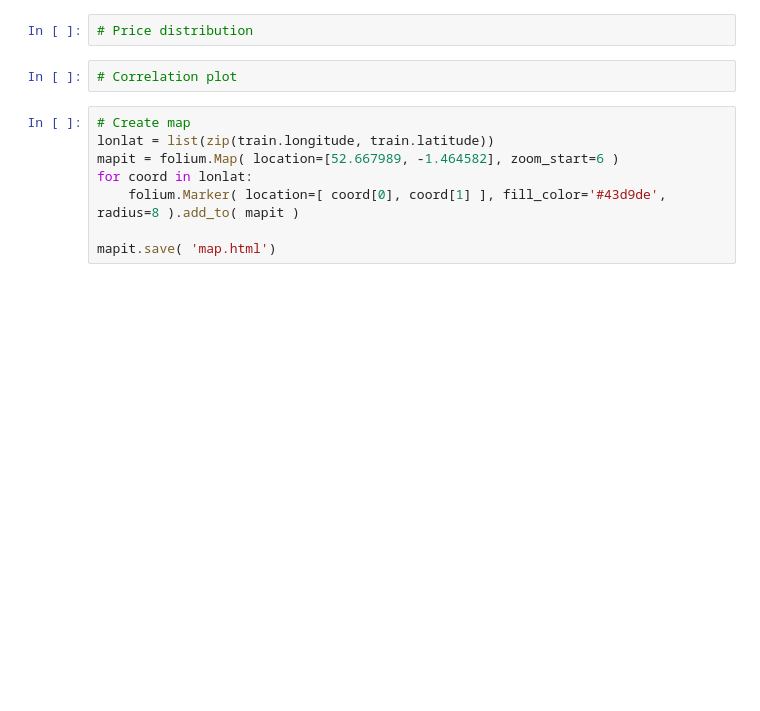
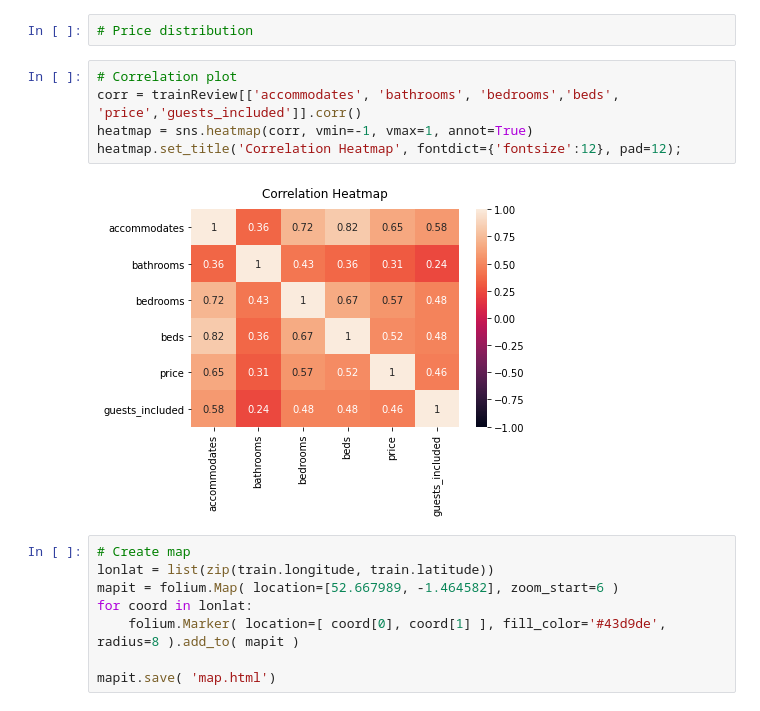
Before and after one commit to Janalytics94/AirBnBpricePredictor, a Jupyter notebook: notebooks/airbnb.ipynb, the cells around one changed output. Saved outputs shown, nothing was run; the diff lists cells and outputs as text; blank space fills up the shorter version.

```diff
--- a/notebooks/airbnb.ipynb
+++ b/notebooks/airbnb.ipynb
@@ -212,8 +275,13 @@ airbnb.describe()
 | max | 16.000000 | 11.000000 | 19.000000 | 21.000000 | 500.000000 | 46.000000 |
 # %%
 # Price distribution
-# %%
-# Correlation plot
+# %%
+# Correlation plot
+corr = trainReview[['accommodates', 'bathrooms', 'bedrooms','beds', 'price','guests_included']].corr()
+heatmap = sns.heatmap(corr, vmin=-1, vmax=1, annot=True)
+heatmap.set_title('Correlation Heatmap', fontdict={'fontsize':12}, pad=12);
+# %% [output]
+[figure, added]
 # %%
 # Create map
 lonlat = list(zip(train.longitude, train.latitude))
```
Also changed, not shown: parts of 23 cells of this notebook, 3 other files.
